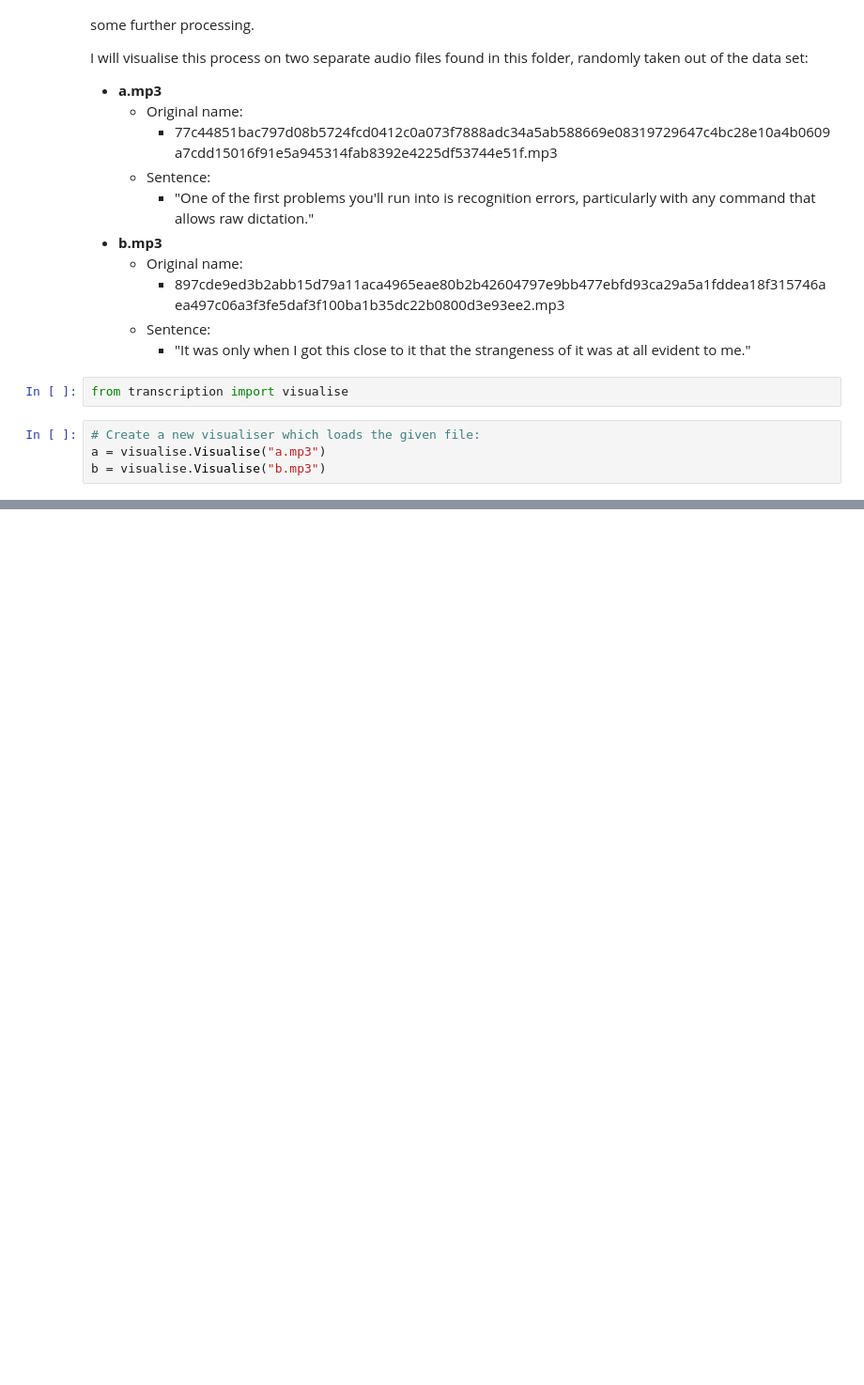
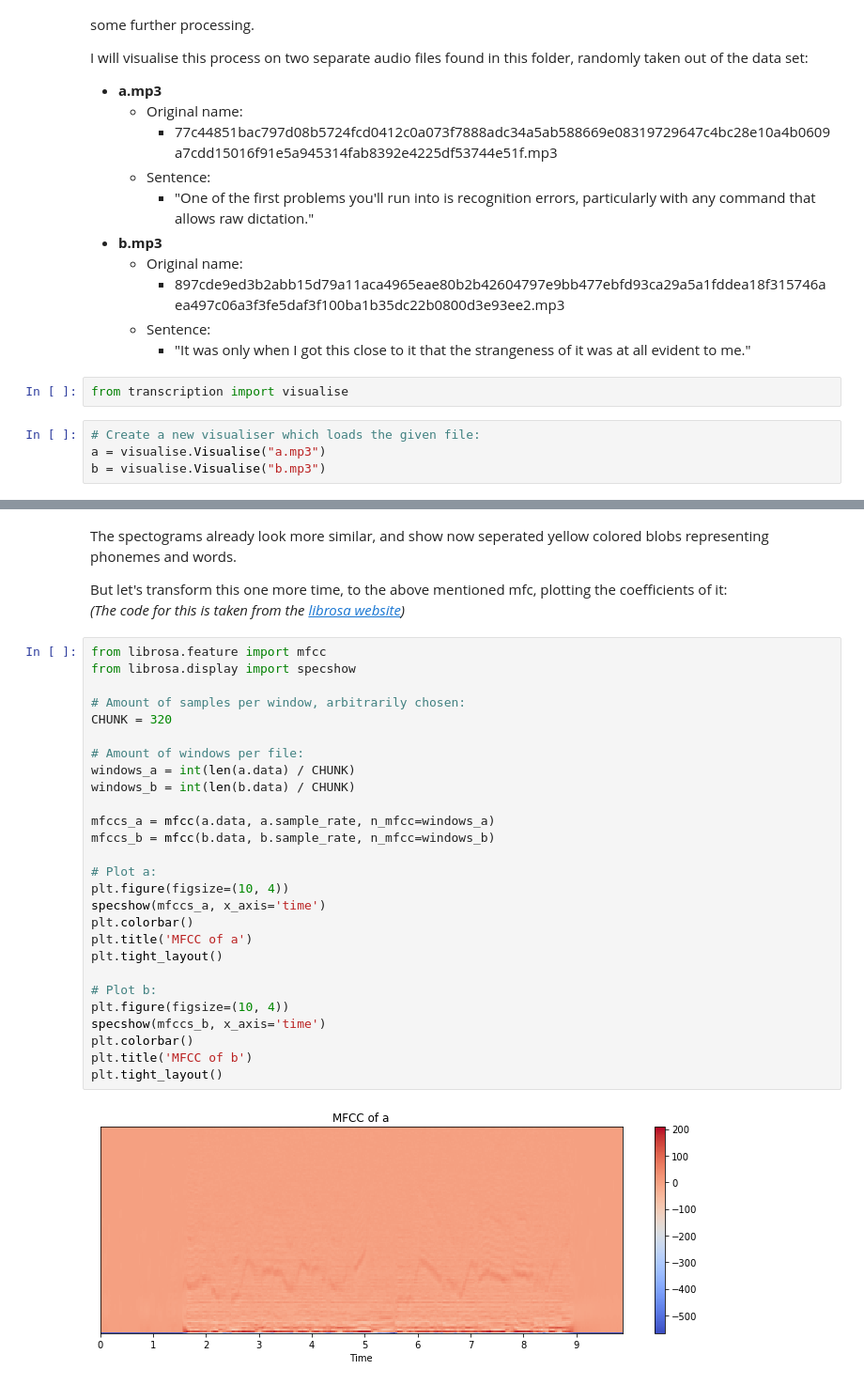
Before and after one commit to anarchuser/nlp-test, a Jupyter notebook: Jupyter-Notebook/Natural Language Processing/essay.ipynb, the cells around one changed output, grey strips where cells are left out. Shown at 94% size. Saved outputs shown, nothing was run; the diff lists cells and outputs as text; blank space fills up the shorter version.

```diff
--- a/Jupyter-Notebook/Natural Language Processing/essay.ipynb
+++ b/Jupyter-Notebook/Natural Language Processing/essay.ipynb
@@ -77,0 +124,34 @@ b = visualise.Visualise("b.mp3")
+# %% [markdown]
+The spectograms already look more similar, and show now seperated yellow colored blobs representing phonemes and words.
+
+But let's transform this one more time, to the above mentioned mfc, plotting the coefficients of it:
+*(The code for this is taken from the [librosa website](https://librosa.github.io/librosa/generated/librosa.feature.mfcc.html))*
+# %%
+from librosa.feature import mfcc
+from librosa.display import specshow
+
+# Amount of samples per window, arbitrarily chosen:
+CHUNK = 320
+
+# Amount of windows per file:
+windows_a = int(len(a.data) / CHUNK)
+windows_b = int(len(b.data) / CHUNK)
+
+mfccs_a = mfcc(a.data, a.sample_rate, n_mfcc=windows_a)
+mfccs_b = mfcc(b.data, b.sample_rate, n_mfcc=windows_b)
+
+# Plot a:
+plt.figure(figsize=(10, 4))
+specshow(mfccs_a, x_axis='time')
+plt.colorbar()
+plt.title('MFCC of a')
+plt.tight_layout()
+
+# Plot b:
+plt.figure(figsize=(10, 4))
+specshow(mfccs_b, x_axis='time')
+plt.colorbar()
+plt.title('MFCC of b')
+plt.tight_layout()
+# %% [output]
+[figure, added]
```
Also changed, not shown: parts of 6 cells of this notebook, 2 other files.
